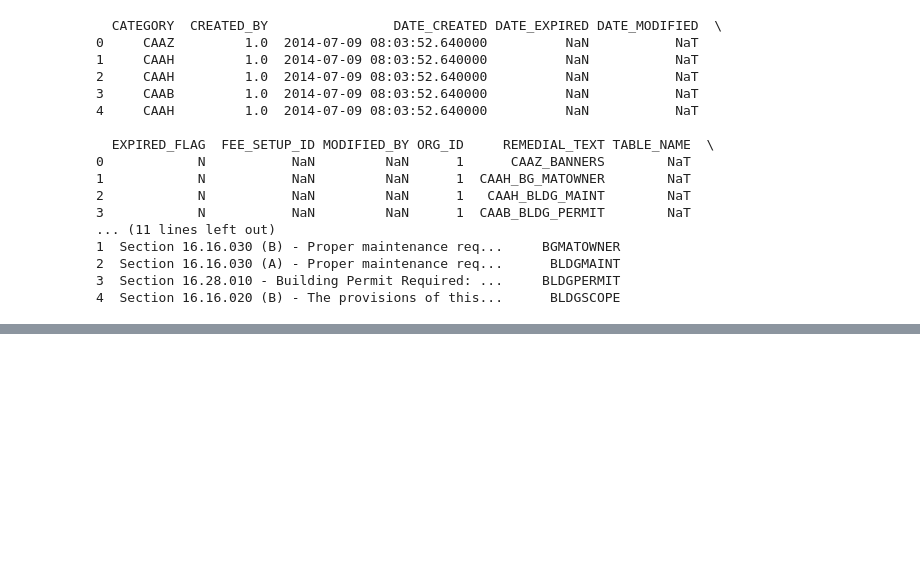
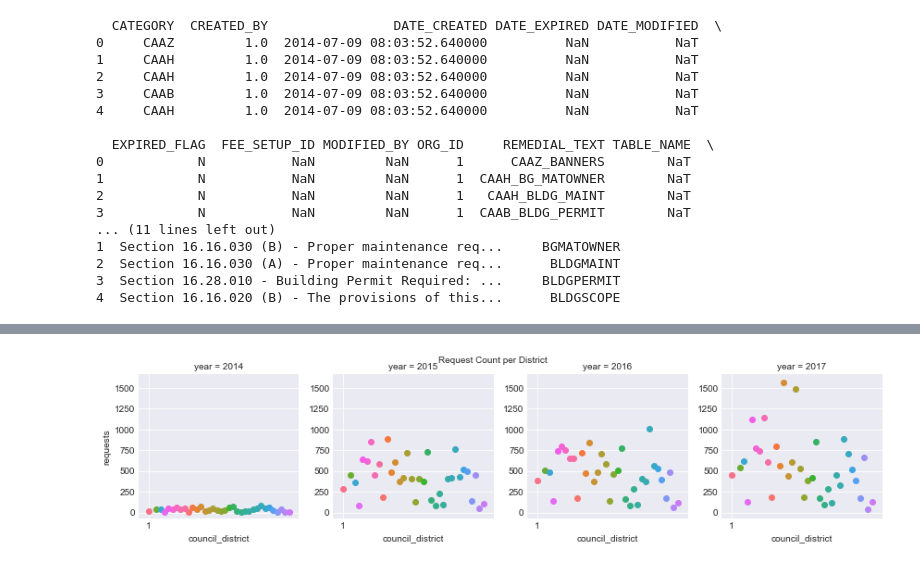
Before and after one commit to DataScienceBS/data-question-2-tornado-bombers, a Jupyter notebook: Codes_Violations_new.ipynb, the cells around one changed output, grey strips where cells are left out. Drawn from its saved outputs; the diff is of its cells as text; code cells hidden in the pictures; blank space fills up the shorter version.

```diff
--- a/Codes_Violations_new.ipynb
+++ b/Codes_Violations_new.ipynb
@@ -595,0 +694,11 @@ ModuleNotFoundError: No module named 'fiona'
+# %%
+#violations by districts
+sql_by_district = conn.execute("SELECT council_district,date_recv, count(request_no) from property_standards_violations where council_district is not null group by council_district,date_recv, request_no")
+vio_by_district = DataFrame(sql_by_district.fetchall())
+vio_by_district.columns = ('council_district','date_recv','requests')
+vio_by_district['year'] = vio_by_district['date_recv'].astype(str).str[0:4]
+vio_by_district['mnth'] = vio_by_district['date_recv'].astype(str).str[5:7]
+vio_by_district = vio_by_district.groupby(['council_district','year']).count()
+vio_by_district.reset_index(level=0, inplace=True)
+vio_by_district.reset_index(level=0, inplace=True)
+vio_by_district.head(n=5)
@@ -595,0 +712,9 @@ ModuleNotFoundError: No module named 'fiona'
+# %%
+import seaborn as sns
+plot = sns.FacetGrid(vio_by_district, col='year',hue="council_district")
+plot.map(plt.scatter,"council_district","requests")
+plt.suptitle('Request Count per District', fontsize=10)
+
+plt.show()
+# %% [output]
+[figure, added]
```
Also changed, not shown: parts of 53 cells of this notebook.
